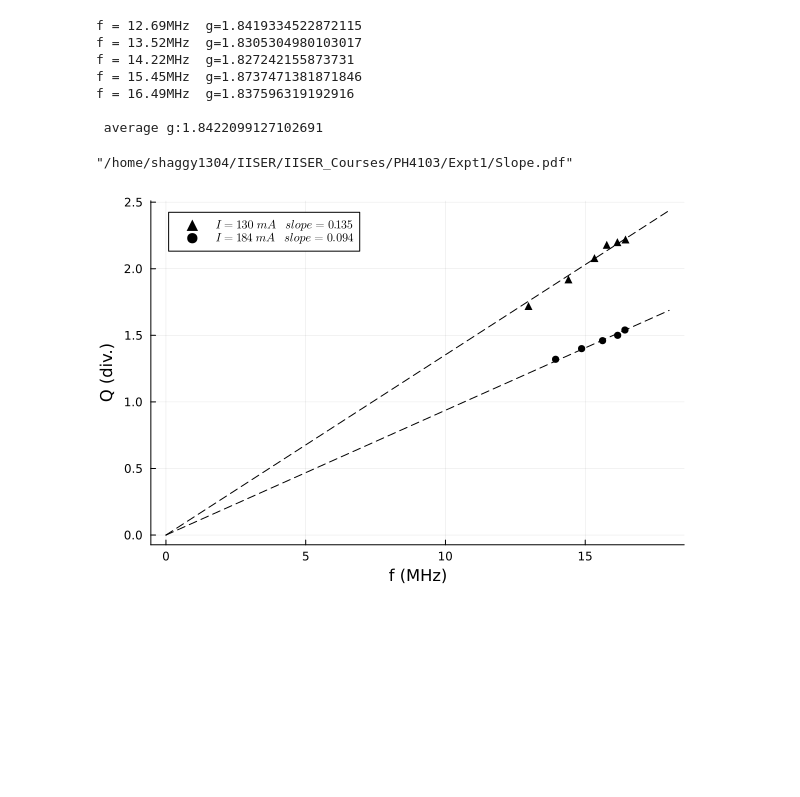
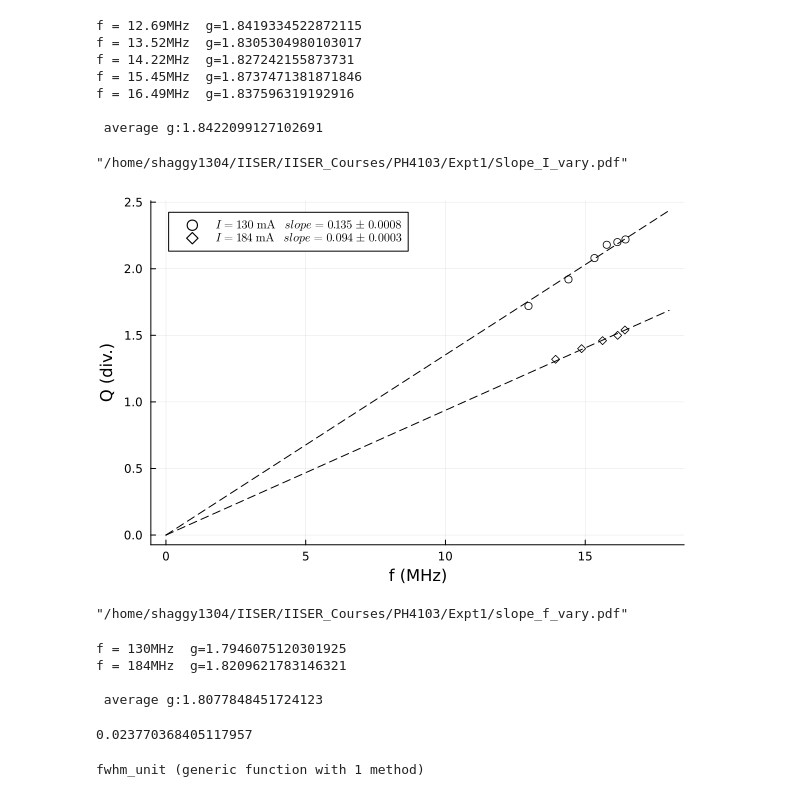
Before and after one commit to LoneWolf1304/PH4103, a Jupyter notebook: Expt1/analysis.ipynb, the cells around one changed output. Cells and saved outputs as stored; diff of their text form; code cells hidden in the pictures; blank space fills up the shorter version.

```diff
--- a/Expt1/analysis.ipynb
+++ b/Expt1/analysis.ipynb
@@ -18,7 +18,7 @@ for i in eachindex(f)
     err1 = round(standard_errors(ffit)[1], digits=2)
     slp = round(ffit.param[1], digits=2)
     push!(slp_arr,slp)
-    scatter!(curr, Qvals, label=L"f=%$(f[i]) \ \mathrm{MHz}\ \ \  slope = %$(slp)\pm %$err1", markercolor=RGBA(1, 1, 1, 0.8), marker=mkr[i], fa=0.8)
+    scatter!(curr, Qvals, label=L"f=%$(f[i]) \ \mathrm{MHz}\ \ \  slope = %$(slp)\pm %$err1", markercolor=RGBA(1, 1, 1, 0.8),msa=1.0, marker=mkr[i], fa=0.8)
     plot!(LinRange(0,0.009,40), flin(LinRange(0,0.009,40), ffit.param), c="black", label="", linestyle=:dash)
 end
 display(plot!(xlabel=L"\frac{1}{I} \ \ (\mathrm{mA}^{-1})", ylabel="Q (div.)",title="Q vs. Inverse Current with linear fit (P=37 div.)"))
@@ -30,14 +30,14 @@ a = 7.7
 n=500
 h=6.626*1e-34
 g(slp,f) = ((5*sqrt(125)*h*f*a)/(32*sqrt(2)*μ_b*n*pi))*(37/slp)*1e3*1e4
-g_arr=[]
+g_arr1=[]
 for i in eachindex(f)
-    push!(g_arr, g(slp_arr[i], f[i]*1e6))
+    push!(g_arr1, g(slp_arr[i], f[i]*1e6))
 end
-for i in eachindex(g_arr)
-    println("f = ",f[i], "MHz", "  g=",g_arr[i])
+for i in eachindex(g_arr1)
+    println("f = ",f[i], "MHz", "  g=",g_arr1[i])
 end
-println("\n average g:", sum(g_arr)/length(g_arr))
+println("\n average g:", sum(g_arr1)/length(g_arr1))
 # %% [output]
 f = 12.69MHz  g=1.8419334522872115
 f = 13.52MHz  g=1.8305304980103017
@@ -47,24 +47,63 @@ f = 16.49MHz  g=1.837596319192916
 
  average g:1.8422099127102691
 # %%
-savefig("Slope.pdf")
+savefig("Slope_I_vary.pdf")
 # %% [output]
-"/home/shaggy1304/IISER/IISER_Courses/PH4103/Expt1/Slope.pdf"
+"/home/shaggy1304/IISER/IISER_Courses/PH4103/Expt1/Slope_I_vary.pdf"
 # %%
 plot()
 I = [130, 184]
+slp_arr=[]
 c=["red", "blue"]
 marker=[:utriangle, :circle]
 for i in 1:2
     A = readdlm("f_q_$(I[i]).dat")
     f = A[2:end,1]
     Q = A[2:end,2]
     Cur = I[i]
     fiit = curve_fit(flin, f,Q,[0.5])
     slp = round(fiit.param[1], digits=3)
-    scatter!(f,Q, c="black",marker=marker[i], label=L"I=%$(Cur)\ mA \ \ \ slope = %$slp")
+    push!(slp_arr,slp)
+    err1 = round(standard_errors(fiit)[1],digits=4)
+    scatter!(f, Q, label=L"I=%$(I[i]) \ \mathrm{mA}\ \ \  slope = %$(slp)\pm %$err1", markercolor=RGBA(1, 1, 1, 0.8),msa=1.0, marker=mkr[i], fa=0.8)
     plot!(0:18,flin(0:18,fiit.param), linestyle=:dash,c="black", label="")
 end
 display(plot!(xlabel="f (MHz)", ylabel="Q (div.)"))
 # %% [output]
-[figure, old version]
+[figure, new version]
+# %%
+savefig("slope_f_vary.pdf")
+# %% [output]
+"/home/shaggy1304/IISER/IISER_Courses/PH4103/Expt1/slope_f_vary.pdf"
+# %%
+μ_b = 9.274*1e-24
+a = 7.7
+n=500
+h=6.626*1e-34
+g(slp,I) = ((5*sqrt(125)*h*(1/I)*a)/(32*sqrt(2)*μ_b*n*pi))*(7.28/slp)*1e3*1e4*1e6
+g_arr2=[]
+for i in eachindex(I)
+    push!(g_arr2, g(slp_arr[i], I[i]))
+end
+for i in eachindex(g_arr2)
+    println("f = ",I[i], "MHz", "  g=",g_arr2[i])
+end
+println("\n average g:", sum(g_arr2)/length(g_arr2))
+# %% [output]
+f = 130MHz  g=1.7946075120301925
+f = 184MHz  g=1.8209621783146321
+
+ average g:1.8077848451724123
+# %%
+using Statistics
+a = sqrt(var(append!(g_arr1,g_arr2)))
+# %% [output]
+0.023770368405117957
+# %%
+H(I) = (32*pi*500*I)/(10*sqrt(125)*7.7)*1e-4
+
+#fwhm_unit(q,I) = (q/7.28)*(2*sqrt(2)*H(I)*1.8325*μ_b)
+
+fwhm_unit(q,I) = (q/7.28)*(2*sqrt(2)*H(I)*1.8325*μ_b)
+# %% [output]
+fwhm_unit (generic function with 1 method)
```
Also changed, not shown: parts of 2 cells of this notebook, 4 other files.
